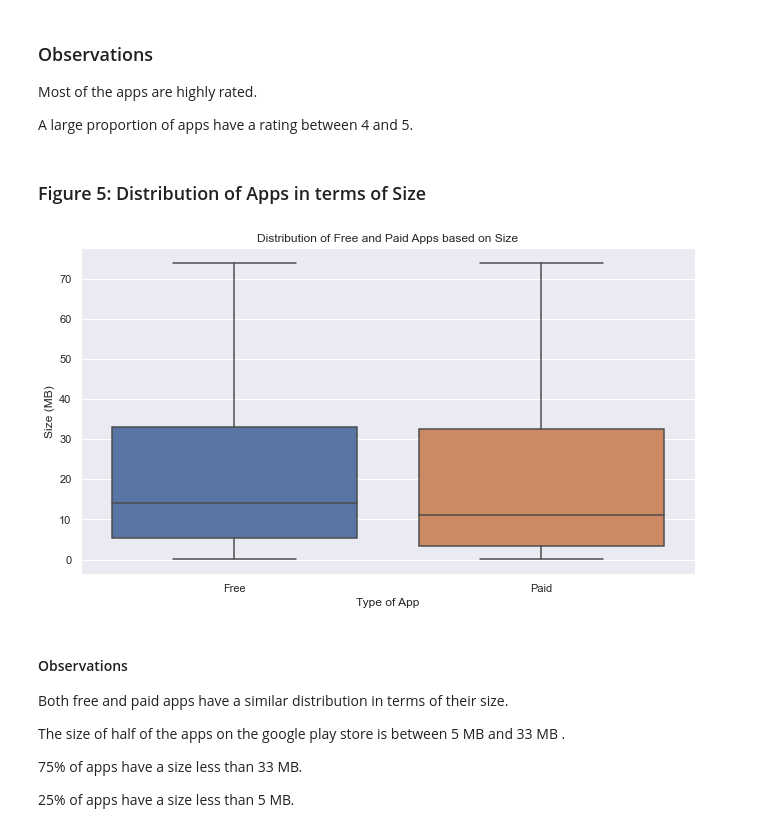
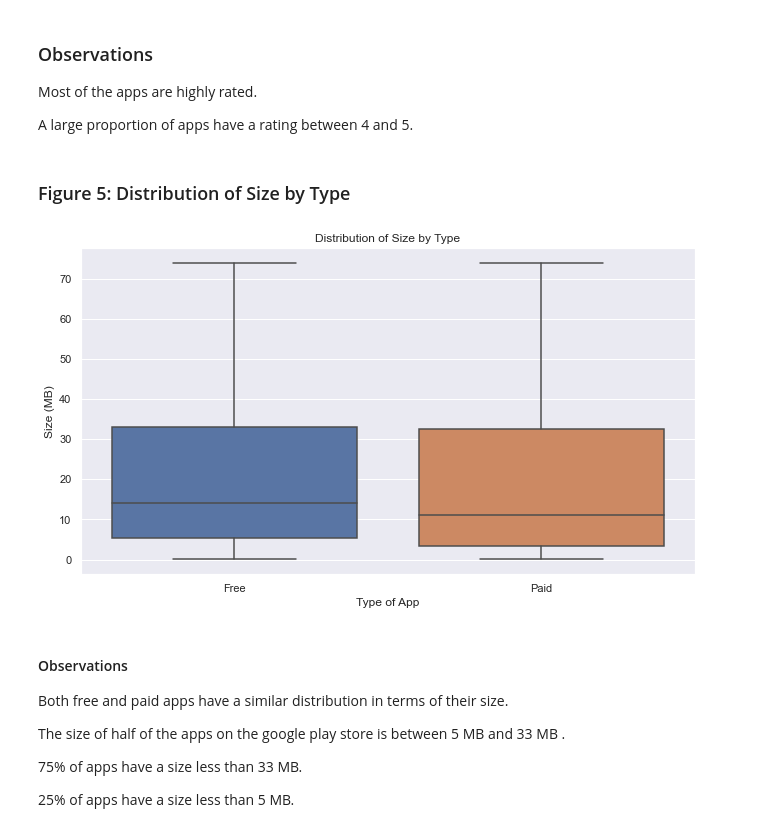
Before and after one commit to ubco-W2022T1-cosc301/project-group36, a Jupyter notebook: notebooks/analysis1.ipynb, the cells around one changed output. Drawn from its saved outputs; the diff is of its cells as text; code cells hidden in the pictures.

```diff
--- a/notebooks/analysis1.ipynb
+++ b/notebooks/analysis1.ipynb
@@ -374,12 +377,13 @@ Most of the apps are highly rated.
 
 A large proportion of apps have a rating between 4 and 5.
 # %% [markdown]
-### Figure 5: Distribution of Apps in terms of Size
+### Figure 5: Distribution of Size by Type
 # %%
 sns.set(rc={'figure.figsize':(11,6)})
-graph = sns.boxplot(y='Size (MB)',data=df, x='Type', showfliers=False).set(title='Distribution of Free and Paid Apps based on Size',xlabel='Type of App')
+graph = sns.boxplot(y='Size (MB)',data=df, x='Type', showfliers=False).set(title='Distribution of Size by Type',xlabel='Type of App')
+plt.savefig('../images/Distribution_of_Size_by_Type')
 # %% [output]
-[figure, old version]
+[figure, new version]
 # %% [markdown]
 #### Observations
 Both free and paid apps have a similar distribution in terms of their size.
```
Also changed, not shown: parts of 3 cells of this notebook, 2 other files.
